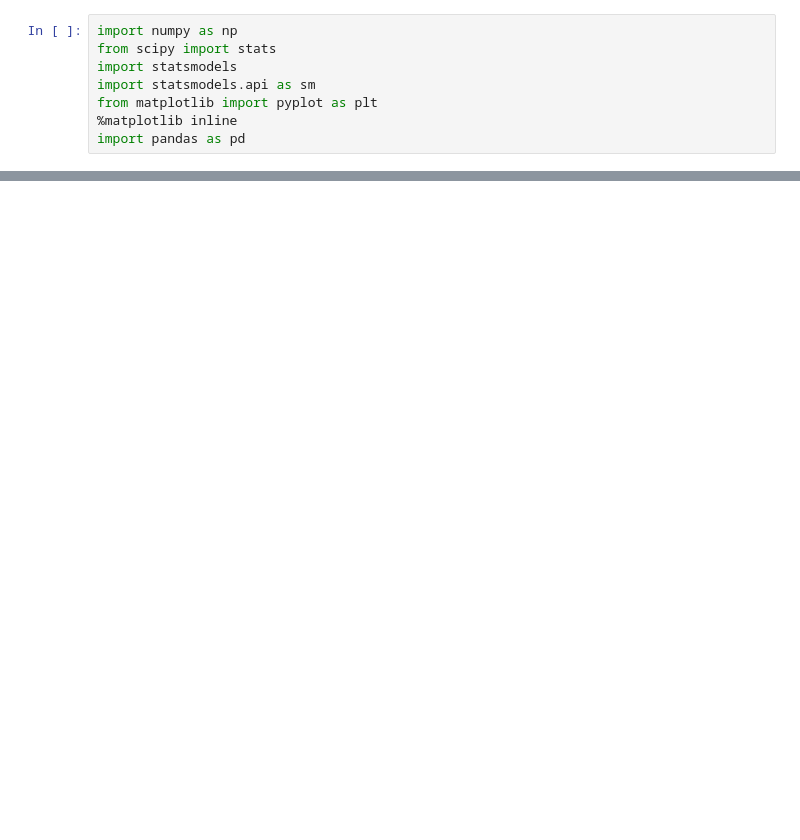
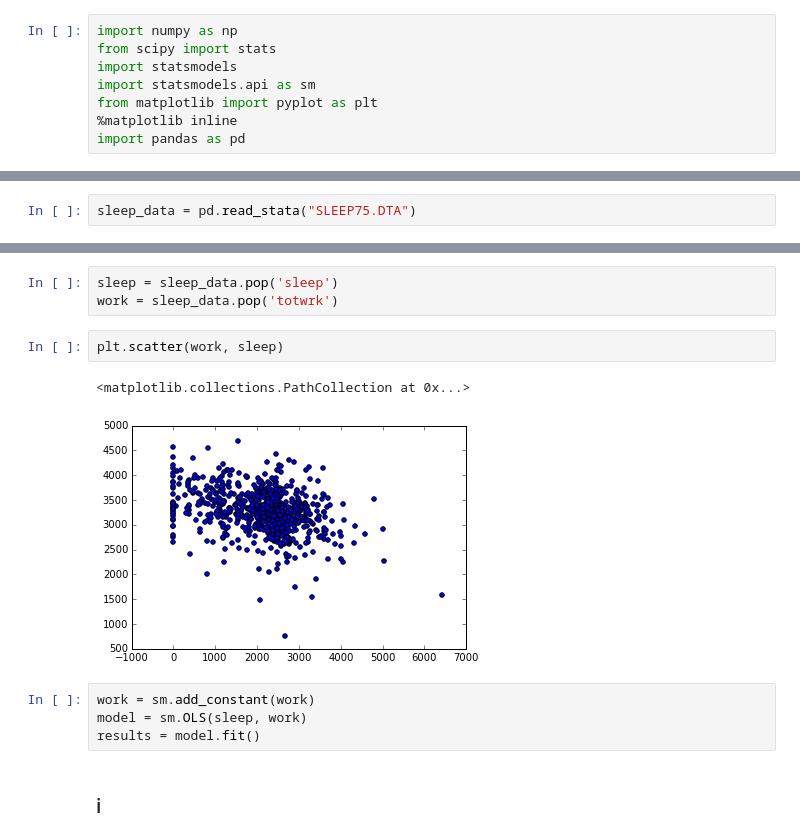
Before and after one commit to jameschristopher/ECON482, a Jupyter notebook: homework_3/homework_3.ipynb, the cells around one changed output, grey strips where cells are left out. Cells and saved outputs as stored; diff of their text form; blank space fills up the shorter version.

```diff
--- a/homework_3/homework_3.ipynb
+++ b/homework_3/homework_3.ipynb
@@ -8,0 +104,2 @@ import pandas as pd
+# %%
+sleep_data = pd.read_stata("SLEEP75.DTA")
@@ -8,0 +116,14 @@ import pandas as pd
+# %%
+sleep = sleep_data.pop('sleep')
+work = sleep_data.pop('totwrk')
+# %%
+plt.scatter(work, sleep)
+# %% [output]
+<matplotlib.collections.PathCollection at 0x...>
+[figure, added]
+# %%
+work = sm.add_constant(work)
+model = sm.OLS(sleep, work)
+results = model.fit()
+# %% [markdown]
+### i
```
Also changed, not shown: parts of 81 cells of this notebook, 2 other files.
